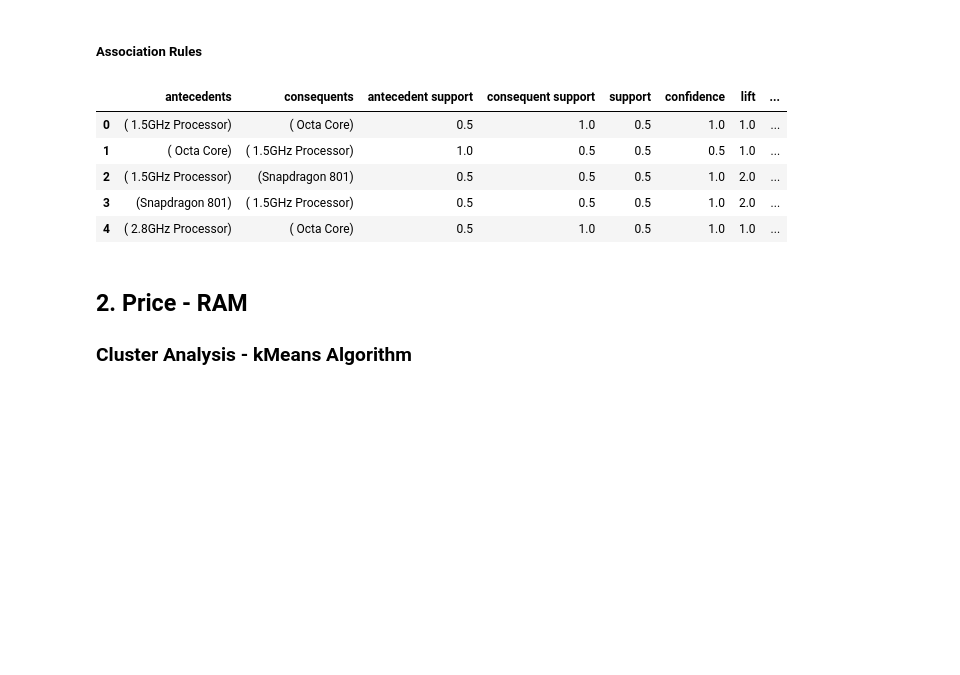
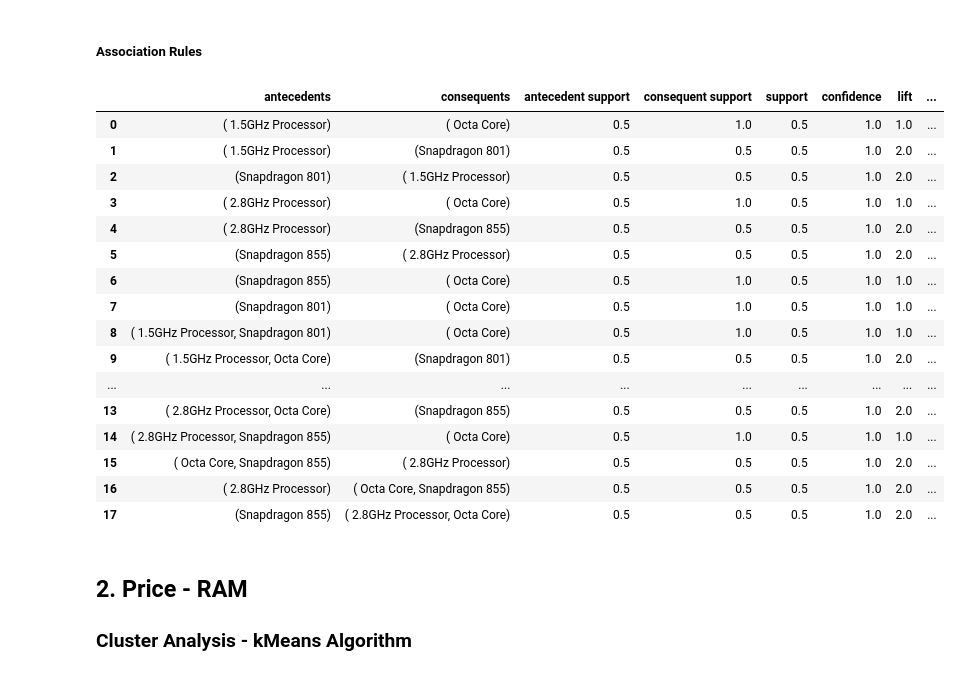
Before and after one commit to frottori/Big_Data_Python, a Jupyter notebook: Project/Project.ipynb, the cells around one changed output. Drawn from its saved outputs; the diff is of its cells as text; code cells hidden in the pictures; blank space fills up the shorter version.

```diff
--- a/Project/Project.ipynb
+++ b/Project/Project.ipynb
@@ -385,14 +461,25 @@ Processing 4 combinations | Sampling itemset size 43
 # %% [markdown]
 ##### Association Rules
 # %%
-pr_ar2.head()
+pr_ar2
 # %% [output]
 |  | antecedents | consequents | antecedent support | consequent support | support | confidence | lift | ... |
 | 0 | ( 1.5GHz Processor) | ( Octa Core) | 0.5 | 1.0 | 0.5 | 1.0 | 1.0 | ... |
-| 1 | ( Octa Core) | ( 1.5GHz Processor) | 1.0 | 0.5 | 0.5 | 0.5 | 1.0 | ... |
-| 2 | ( 1.5GHz Processor) | (Snapdragon 801) | 0.5 | 0.5 | 0.5 | 1.0 | 2.0 | ... |
-| 3 | (Snapdragon 801) | ( 1.5GHz Processor) | 0.5 | 0.5 | 0.5 | 1.0 | 2.0 | ... |
-| 4 | ( 2.8GHz Processor) | ( Octa Core) | 0.5 | 1.0 | 0.5 | 1.0 | 1.0 | ... |
+| 1 | ( 1.5GHz Processor) | (Snapdragon 801) | 0.5 | 0.5 | 0.5 | 1.0 | 2.0 | ... |
+| 2 | (Snapdragon 801) | ( 1.5GHz Processor) | 0.5 | 0.5 | 0.5 | 1.0 | 2.0 | ... |
+| 3 | ( 2.8GHz Processor) | ( Octa Core) | 0.5 | 1.0 | 0.5 | 1.0 | 1.0 | ... |
+| 4 | ( 2.8GHz Processor) | (Snapdragon 855) | 0.5 | 0.5 | 0.5 | 1.0 | 2.0 | ... |
+| 5 | (Snapdragon 855) | ( 2.8GHz Processor) | 0.5 | 0.5 | 0.5 | 1.0 | 2.0 | ... |
+| 6 | (Snapdragon 855) | ( Octa Core) | 0.5 | 1.0 | 0.5 | 1.0 | 1.0 | ... |
+| 7 | (Snapdragon 801) | ( Octa Core) | 0.5 | 1.0 | 0.5 | 1.0 | 1.0 | ... |
+| 8 | ( 1.5GHz Processor, Snapdragon 801) | ( Octa Core) | 0.5 | 1.0 | 0.5 | 1.0 | 1.0 | ... |
+| 9 | ( 1.5GHz Processor, Octa Core) | (Snapdragon 801) | 0.5 | 0.5 | 0.5 | 1.0 | 2.0 | ... |
+| ... | ... | ... | ... | ... | ... | ... | ... | ... |
+| 13 | ( 2.8GHz Processor, Octa Core) | (Snapdragon 855) | 0.5 | 0.5 | 0.5 | 1.0 | 2.0 | ... |
+| 14 | ( 2.8GHz Processor, Snapdragon 855) | ( Octa Core) | 0.5 | 1.0 | 0.5 | 1.0 | 1.0 | ... |
+| 15 | ( Octa Core, Snapdragon 855) | ( 2.8GHz Processor) | 0.5 | 0.5 | 0.5 | 1.0 | 2.0 | ... |
+| 16 | ( 2.8GHz Processor) | ( Octa Core, Snapdragon 855) | 0.5 | 0.5 | 0.5 | 1.0 | 2.0 | ... |
+| 17 | (Snapdragon 855) | ( 2.8GHz Processor, Octa Core) | 0.5 | 0.5 | 0.5 | 1.0 | 2.0 | ... |
 # %% [markdown]
 ## 2. Price - RAM
 ### Cluster Analysis - kMeans Algorithm
```
Also changed, not shown: parts of 23 cells of this notebook, 1 other file.
